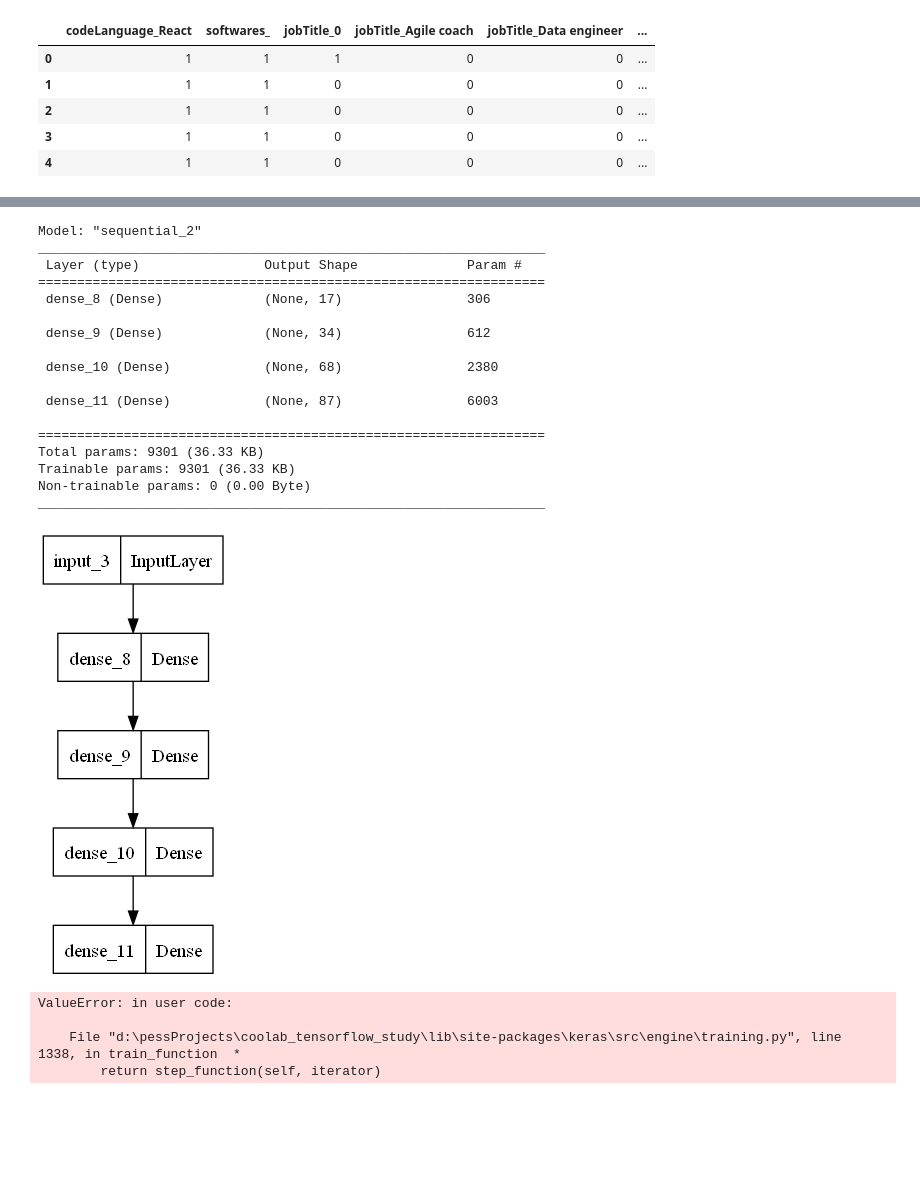
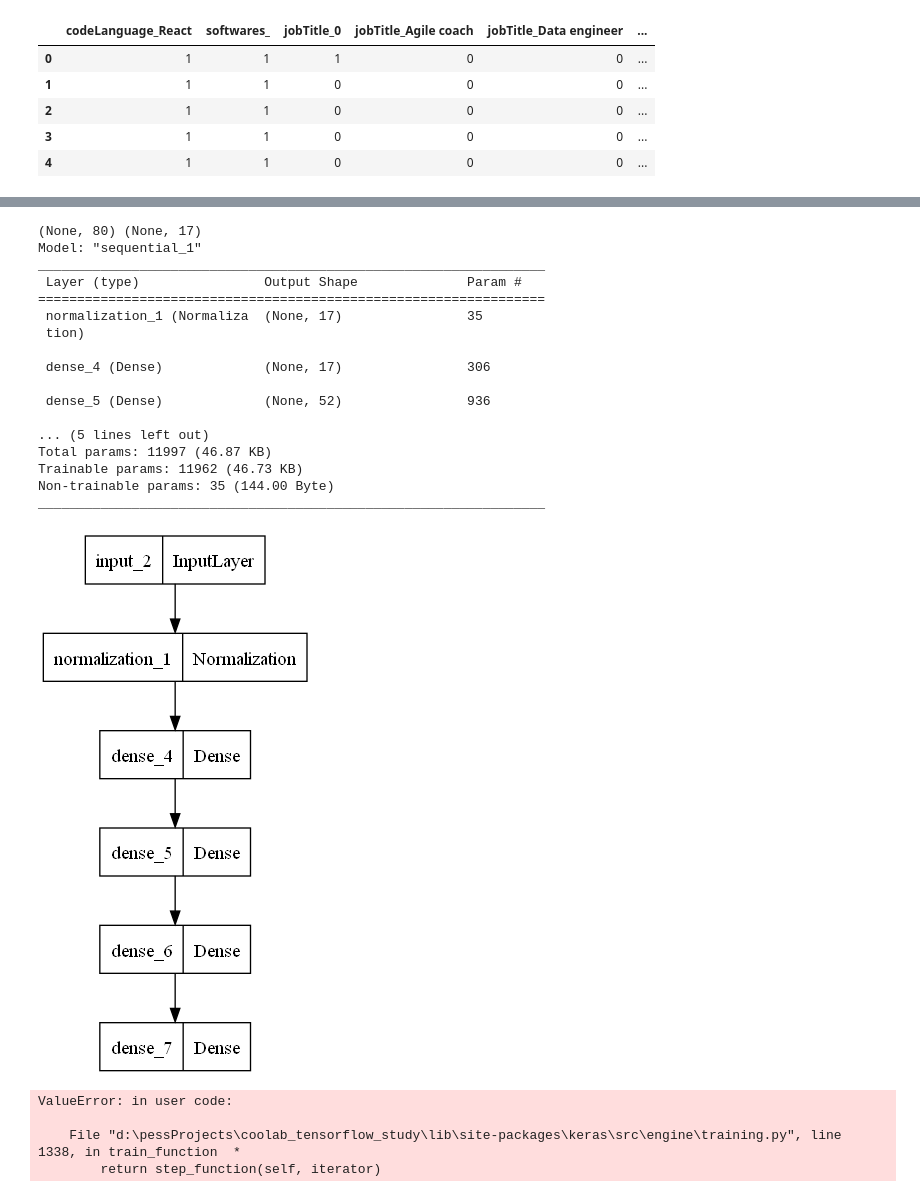
Before and after one commit to Chm-vinicius/coolab_tensorflow_study, a Jupyter notebook: machine_learn.ipynb, the cells around one changed output, grey strips where cells are left out. Cells and saved outputs as stored; diff of their text form; code cells hidden in the pictures; blank space fills up the shorter version.

```diff
--- a/machine_learn.ipynb
+++ b/machine_learn.ipynb
@@ -214,42 +214,47 @@ Vaga: (17,), Candidato: (87,)
 # %%
 from tensorflow import keras
 
-model = keras.models.Sequential()
-model.add(keras.Input(shape=(17,)))
-# model.add(keras.layers.Flatten())
-# model.add(keras.layers.Reshape([17,1]))
-# model.add(keras.layers.Conv1DTranspose(17, 1))
-model.add(keras.layers.Dense(17))
-model.add(keras.layers.Dense(34, activation="relu"))
-model.add(keras.layers.Dense(68, activation="relu"))
-model.add(keras.layers.Dense(87))
+model2 = keras.models.Sequential()
+model2.add(keras.Input(shape=(17,)))
+# model2.add(keras.layers.Permute((2,1), input_shape=(17,)))
+# model2.add(keras.layers.Flatten())
+model2.add(keras.layers.Normalization(axis=-1))
+model2.add(keras.layers.Dense(17, activation="relu"))
+model2.add(keras.layers.Dense(52, activation="relu"))
+model2.add(keras.layers.Dense(80, activation="softmax"))
+# model2.add(keras.layers.Reshape(target_shape=(1,80)))
+# model2.add(keras.layers.Permute((2,1), input_shape=(80,1)))
+# model2.add(keras.layers.Flatten())
+model2.add(keras.layers.Dense(80))
+# model2.add(keras.layers.Normalization(axis=-1)
+print(model2.input_shape, model2.output_shape)
 
-model.compile(
+model2.compile(
       optimizer=keras.optimizers.Adam(1e-2),
-      loss=tf.keras.losses.SparseCategoricalCrossentropy(from_logits=True),
-      metrics=[keras.metrics.SparseCategoricalAccuracy()]
+      loss=keras.losses.CategoricalCrossentropy(from_logits=False),
+      metrics=[keras.metrics.CategoricalCrossentropy()]
 )
 
-model.summary()
+model2.summary()
 
-keras.utils.plot_model(model, "first_model.png")
+keras.utils.plot_model(model2, "first_model.png")
 # %% [output]
-Model: "sequential_2"
+(None, 80) (None, 17)
+Model: "sequential_1"
 _________________________________________________________________
  Layer (type)                Output Shape              Param #
 =================================================================
- dense_8 (Dense)             (None, 17)                306
+ normalization_1 (Normaliza  (None, 17)                35
+ tion)
 
- dense_9 (Dense)             (None, 34)                612
+ dense_4 (Dense)             (None, 17)                306
 
- dense_10 (Dense)            (None, 68)                2380
+ dense_5 (Dense)             (None, 52)                936
 
- dense_11 (Dense)            (None, 87)                6003
-
-=================================================================
-Total params: 9301 (36.33 KB)
-Trainable params: 9301 (36.33 KB)
-Non-trainable params: 0 (0.00 Byte)
+... (5 lines left out)
+Total params: 11997 (46.87 KB)
+Trainable params: 11962 (46.73 KB)
+Non-trainable params: 35 (144.00 Byte)
 _________________________________________________________________
-[figure, old version]
+[figure, new version]
 # %%
```
Also changed, not shown: parts of 7 cells of this notebook, 1 other file.
